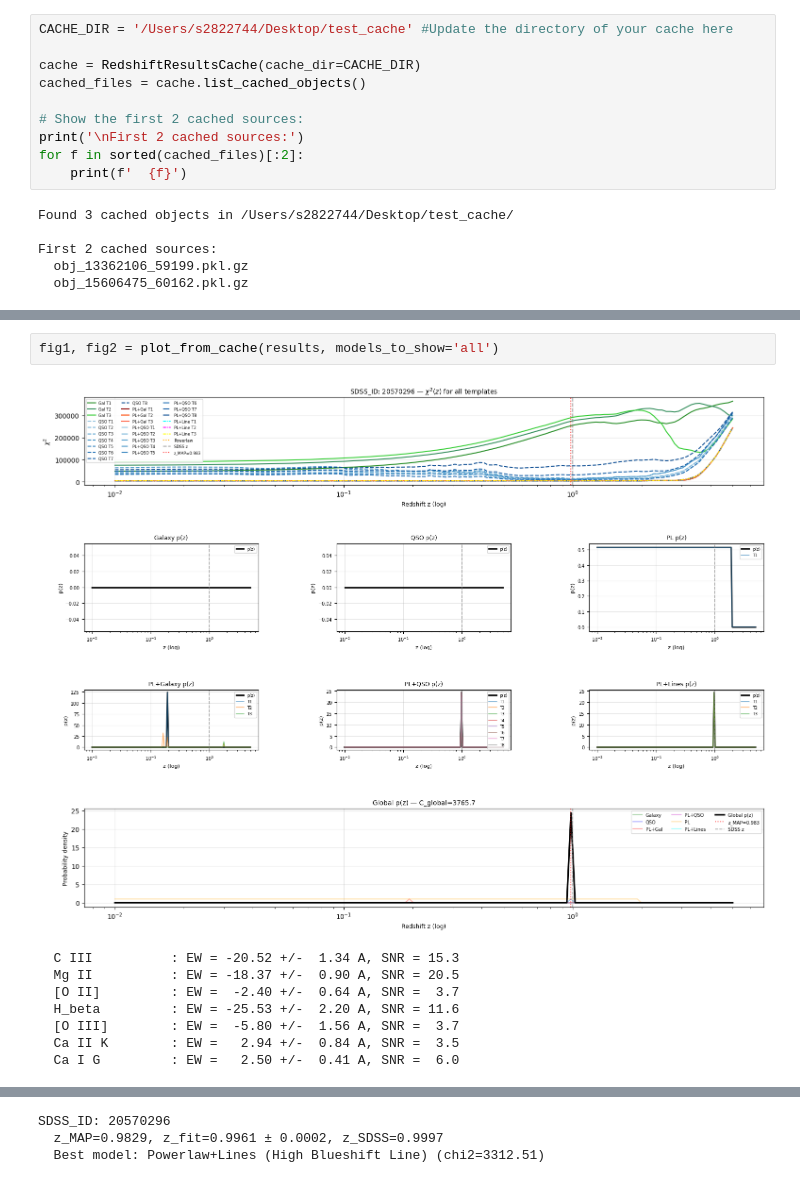
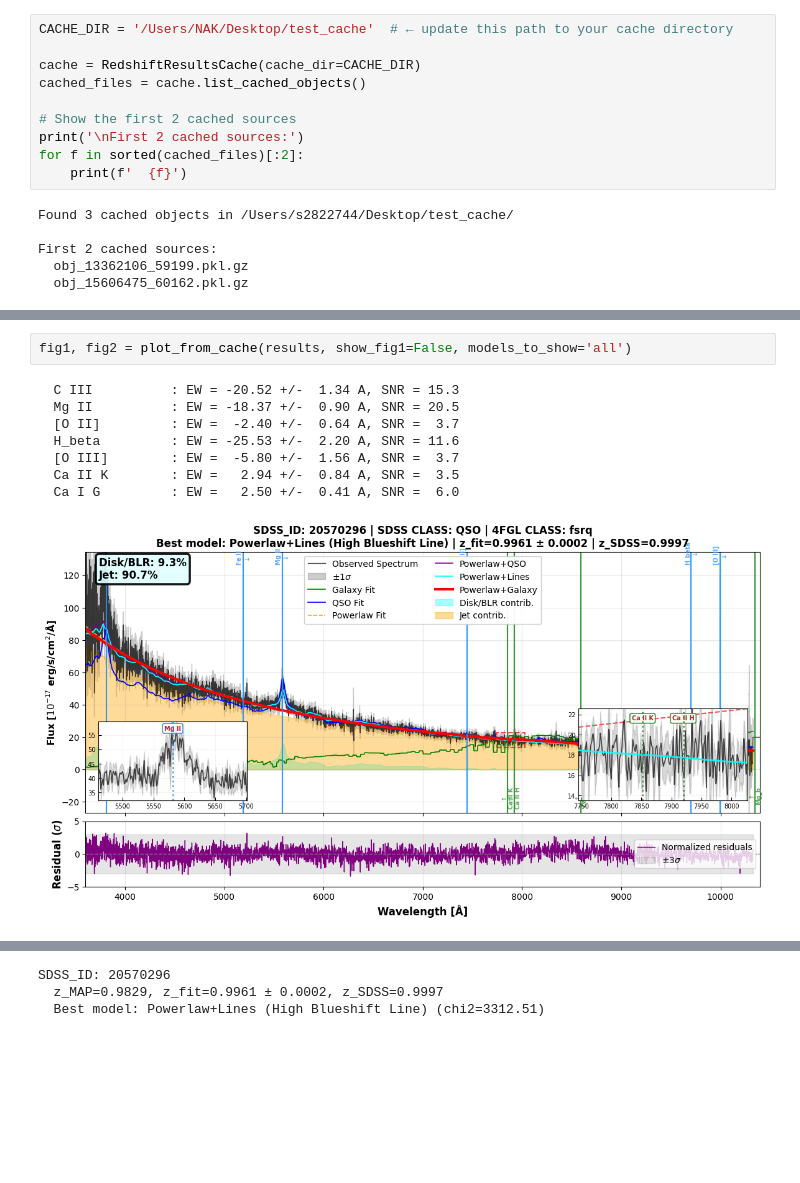
Before and after one commit to minlowie/Blazar-Analysis-Pipeline, a Jupyter notebook: demo.ipynb, the cells around one changed output, grey strips where cells are left out. Saved outputs shown, nothing was run; the diff lists cells and outputs as text; blank space fills up the shorter version.

```diff
--- a/demo.ipynb
+++ b/demo.ipynb
@@ -50,10 +58,10 @@ sources and their MJD values.
 # %%
-CACHE_DIR = '/Users/s2822744/Desktop/test_cache' #Update the directory of your cache here
+CACHE_DIR = '/Users/NAK/Desktop/test_cache'  # ← update this path to your cache directory
 
 cache = RedshiftResultsCache(cache_dir=CACHE_DIR)
 cached_files = cache.list_cached_objects()
 
-# Show the first 2 cached sources:
+# Show the first 2 cached sources
 print('\nFirst 2 cached sources:')
 for f in sorted(cached_files)[:2]:
     print(f'  {f}')
@@ -183,13 +196,13 @@ SDSS_ID: 20570296
   z_MAP=0.9829, z_fit=0.9961 ± 0.0002, z_SDSS=0.9997
   Best model: Powerlaw+Lines (High Blueshift Line) (chi2=3312.51)
 # %%
-fig1, fig2 = plot_from_cache(results, models_to_show='all')
+fig1, fig2 = plot_from_cache(results, show_fig1=False, models_to_show='all')
 # %% [output]
+  C III          : EW = -20.52 +/-  1.34 A, SNR = 15.3
+  Mg II          : EW = -18.37 +/-  0.90 A, SNR = 20.5
+  [O II]         : EW =  -2.40 +/-  0.64 A, SNR =  3.7
+  H_beta         : EW = -25.53 +/-  2.20 A, SNR = 11.6
+  [O III]        : EW =  -5.80 +/-  1.56 A, SNR =  3.7
+  Ca II K        : EW =   2.94 +/-  0.84 A, SNR =  3.5
+  Ca I G         : EW =   2.50 +/-  0.41 A, SNR =  6.0
-[figure, old version]
+[figure, new version]
-  C III          : EW = -20.52 +/-  1.34 A, SNR = 15.3
-  Mg II          : EW = -18.37 +/-  0.90 A, SNR = 20.5
-  [O II]         : EW =  -2.40 +/-  0.64 A, SNR =  3.7
-  H_beta         : EW = -25.53 +/-  2.20 A, SNR = 11.6
-  [O III]        : EW =  -5.80 +/-  1.56 A, SNR =  3.7
-  Ca II K        : EW =   2.94 +/-  0.84 A, SNR =  3.5
-  Ca I G         : EW =   2.50 +/-  0.41 A, SNR =  6.0
```
Also changed, not shown: parts of 33 cells of this notebook, 2 other files.
